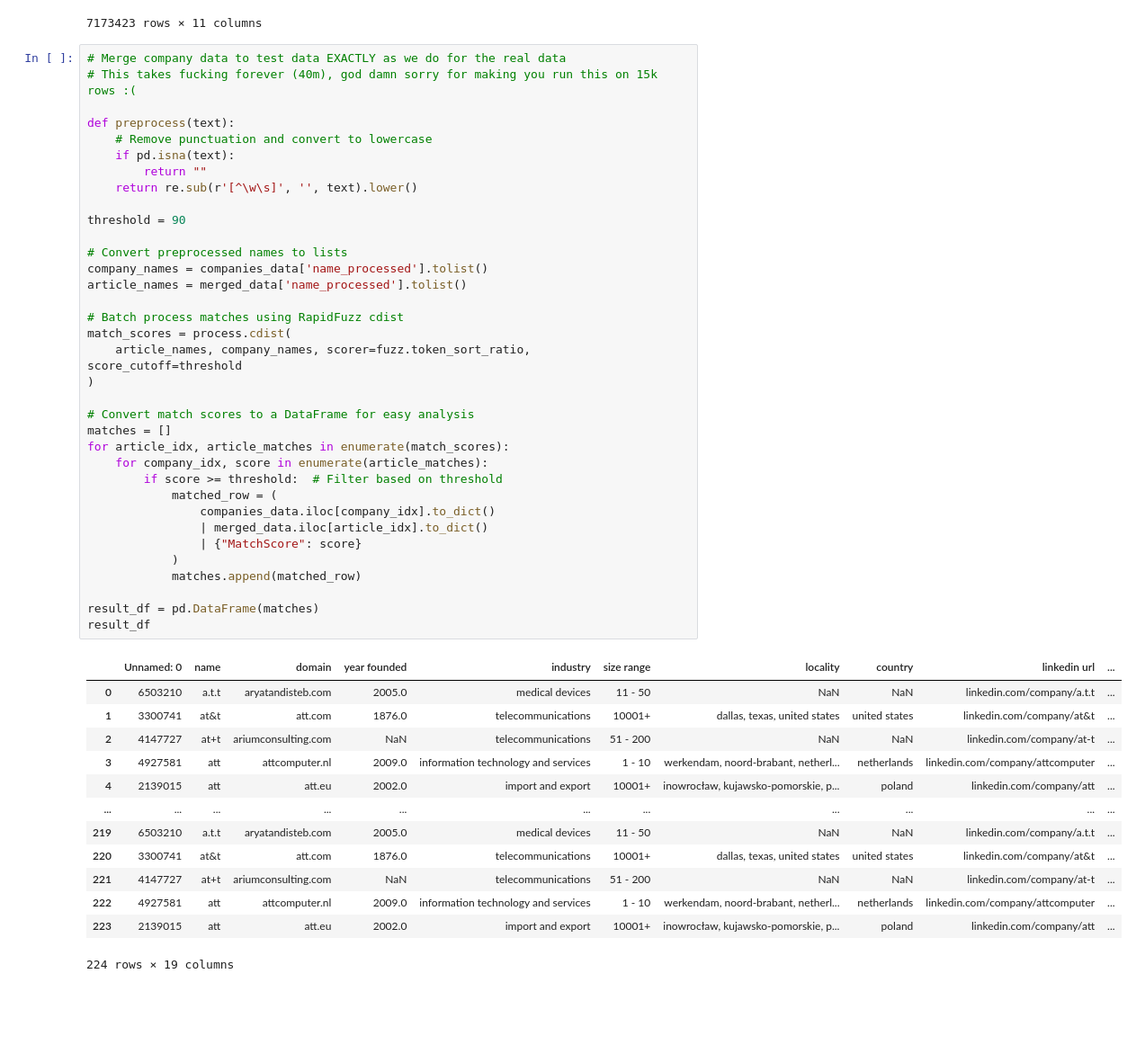
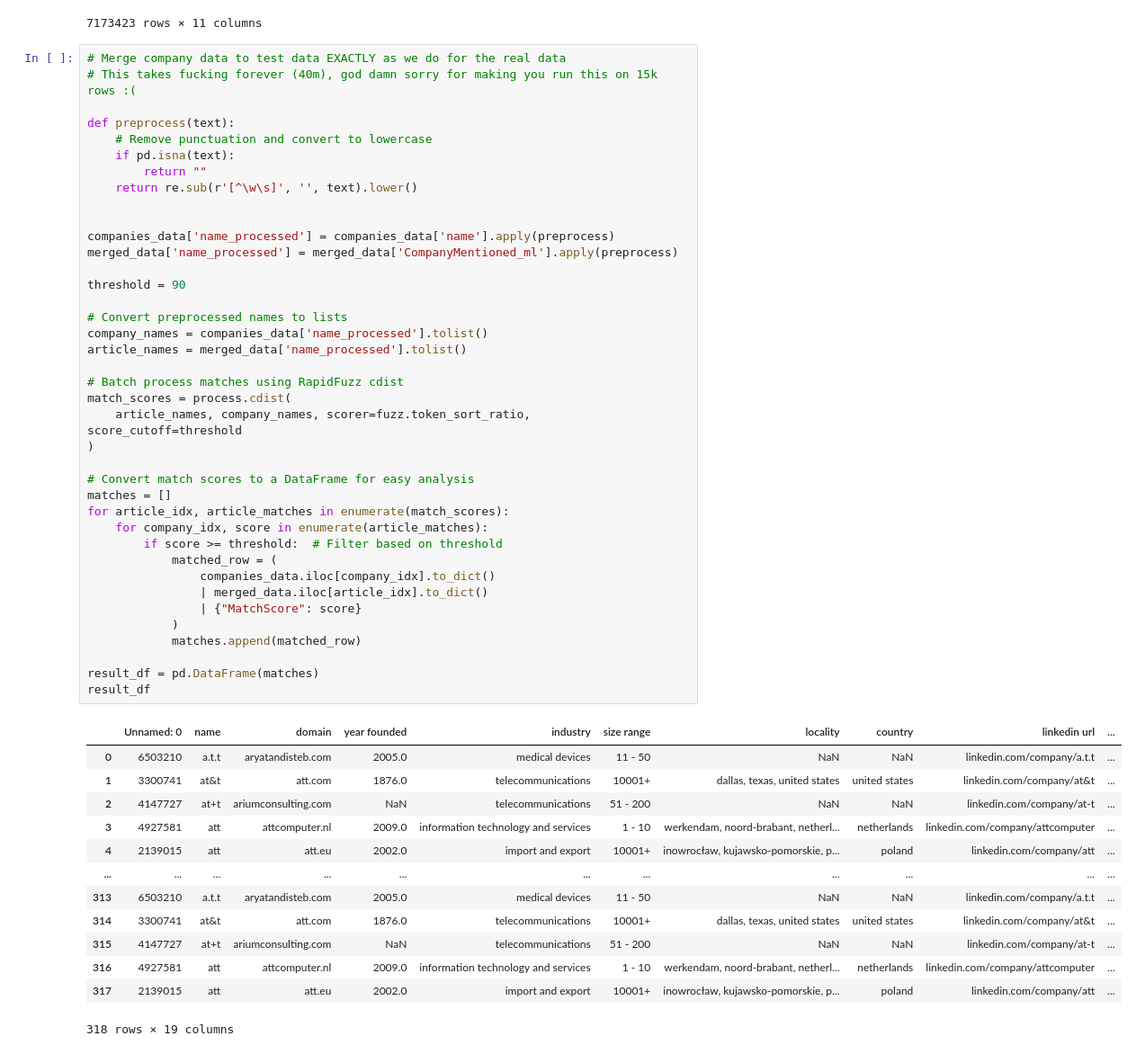
Before and after one commit to Pop101/BreachNews, a Jupyter notebook: viz/error_anal/error_chart.ipynb, the cells around one changed output. Shown at 90% size. Drawn from its saved outputs; the diff is of its cells as text; blank space fills up the shorter version.

```diff
--- a/viz/error_anal/error_chart.ipynb
+++ b/viz/error_anal/error_chart.ipynb
@@ -113,6 +136,10 @@ def preprocess(text):
     if pd.isna(text):
         return ""
     return re.sub(r'[^\w\s]', '', text).lower()
+
+
+companies_data['name_processed'] = companies_data['name'].apply(preprocess)
+merged_data['name_processed'] = merged_data['CompanyMentioned_ml'].apply(preprocess)
 
 threshold = 90
 
@@ -120,39 +147,39 @@ threshold = 90
 company_names = companies_data['name_processed'].tolist()
 article_names = merged_data['name_processed'].tolist()
 
 # Batch process matches using RapidFuzz cdist
 match_scores = process.cdist(
     article_names, company_names, scorer=fuzz.token_sort_ratio, score_cutoff=threshold
 )
 
 # Convert match scores to a DataFrame for easy analysis
 matches = []
 for article_idx, article_matches in enumerate(match_scores):
     for company_idx, score in enumerate(article_matches):
         if score >= threshold:  # Filter based on threshold
             matched_row = (
                 companies_data.iloc[company_idx].to_dict()
                 | merged_data.iloc[article_idx].to_dict()
                 | {"MatchScore": score}
             )
             matches.append(matched_row)
 
 result_df = pd.DataFrame(matches)
 result_df
 # %% [output]
 |  | Unnamed: 0 | name | domain | year founded | industry | size range | locality | country | linkedin url | ... |
 | 0 | 6503210 | a.t.t | aryatandisteb.com | 2005.0 | medical devices | 11 - 50 | NaN | NaN | linkedin.com/company/a.t.t | ... |
 | 1 | 3300741 | at&t | att.com | 1876.0 | telecommunications | 10001+ | dallas, texas, united states | united states | linkedin.com/company/at&t | ... |
 | 2 | 4147727 | at+t | ariumconsulting.com | NaN | telecommunications | 51 - 200 | NaN | NaN | linkedin.com/company/at-t | ... |
 | 3 | 4927581 | att | attcomputer.nl | 2009.0 | information technology and services | 1 - 10 | werkendam, noord-brabant, netherl... | netherlands | linkedin.com/company/attcomputer | ... |
 | 4 | 2139015 | att | att.eu | 2002.0 | import and export | 10001+ | inowrocław, kujawsko-pomorskie, p... | poland | linkedin.com/company/att | ... |
 | ... | ... | ... | ... | ... | ... | ... | ... | ... | ... | ... |
-| 219 | 6503210 | a.t.t | aryatandisteb.com | 2005.0 | medical devices | 11 - 50 | NaN | NaN | linkedin.com/company/a.t.t | ... |
-| 220 | 3300741 | at&t | att.com | 1876.0 | telecommunications | 10001+ | dallas, texas, united states | united states | linkedin.com/company/at&t | ... |
-| 221 | 4147727 | at+t | ariumconsulting.com | NaN | telecommunications | 51 - 200 | NaN | NaN | linkedin.com/company/at-t | ... |
-| 222 | 4927581 | att | attcomputer.nl | 2009.0 | information technology and services | 1 - 10 | werkendam, noord-brabant, netherl... | netherlands | linkedin.com/company/attcomputer | ... |
-| 223 | 2139015 | att | att.eu | 2002.0 | import and export | 10001+ | inowrocław, kujawsko-pomorskie, p... | poland | linkedin.com/company/att | ... |
+| 313 | 6503210 | a.t.t | aryatandisteb.com | 2005.0 | medical devices | 11 - 50 | NaN | NaN | linkedin.com/company/a.t.t | ... |
+| 314 | 3300741 | at&t | att.com | 1876.0 | telecommunications | 10001+ | dallas, texas, united states | united states | linkedin.com/company/at&t | ... |
+| 315 | 4147727 | at+t | ariumconsulting.com | NaN | telecommunications | 51 - 200 | NaN | NaN | linkedin.com/company/at-t | ... |
+| 316 | 4927581 | att | attcomputer.nl | 2009.0 | information technology and services | 1 - 10 | werkendam, noord-brabant, netherl... | netherlands | linkedin.com/company/attcomputer | ... |
+| 317 | 2139015 | att | att.eu | 2002.0 | import and export | 10001+ | inowrocław, kujawsko-pomorskie, p... | poland | linkedin.com/company/att | ... |
-224 rows × 19 columns
+318 rows × 19 columns
 # %%
 # Calculate f1 and irr per-industry and per-size
 # table: industry	size range
```
Also changed, not shown: parts of 6 cells of this notebook, 3 other files.
